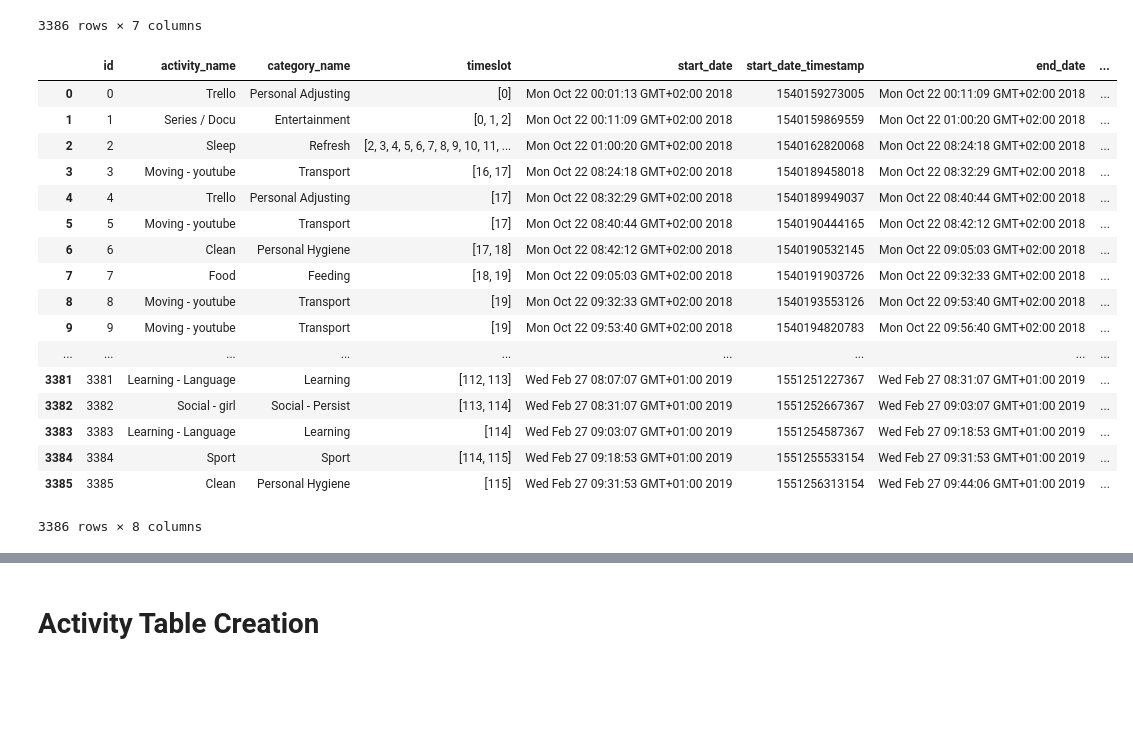
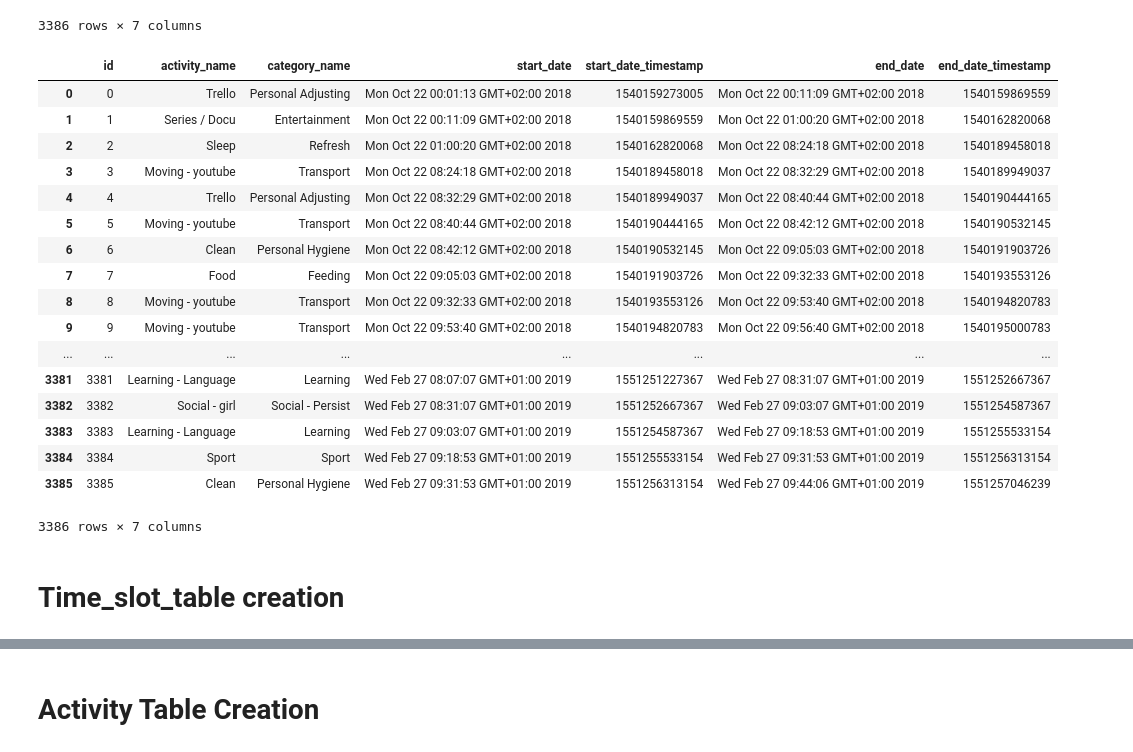
Before and after one commit to FollowJack/machine-learning-masterclass, a Jupyter notebook: project_10_activity_analysis/04_base_table_creation_time_slots.ipynb, the cells around one changed output, grey strips where cells are left out. Saved outputs shown, nothing was run; the diff lists cells and outputs as text; code cells hidden in the pictures; blank space fills up the shorter version.

```diff
--- a/project_10_activity_analysis/04_base_table_creation_time_slots.ipynb
+++ b/project_10_activity_analysis/04_base_table_creation_time_slots.ipynb
@@ -240,31 +251,33 @@ df
 # %%
 base_table = pd.DataFrame()
 base_table['id'] = [x for x in range(len(df))]
 base_table['activity_name'] = df['activity']
 base_table['category_name'] = df['category']
 # fix empty timeslots
-base_table['timeslot'] = [get_timeslot(x,y) for x,y in zip(df['start_date'],df['end_date'])]
+# base_table['timeslot'] = [get_timeslot(x,y) for x,y in zip(df['start_date'],df['end_date'])]
 base_table['start_date'] = df['start_date']
 base_table['start_date_timestamp'] = df['start_date[ms]']
 base_table['end_date'] = df['end_date']
 base_table['end_date_timestamp'] = df['end_date[ms]']
 base_table
 # %% [output]
-|  | id | activity_name | category_name | timeslot | start_date | start_date_timestamp | end_date | ... |
-| 0 | 0 | Trello | Personal Adjusting | [0] | Mon Oct 22 00:01:13 GMT+02:00 2018 | 1540159273005 | Mon Oct 22 00:11:09 GMT+02:00 2018 | ... |
-| 1 | 1 | Series / Docu | Entertainment | [0, 1, 2] | Mon Oct 22 00:11:09 GMT+02:00 2018 | 1540159869559 | Mon Oct 22 01:00:20 GMT+02:00 2018 | ... |
-| 2 | 2 | Sleep | Refresh | [2, 3, 4, 5, 6, 7, 8, 9, 10, 11, ... | Mon Oct 22 01:00:20 GMT+02:00 2018 | 1540162820068 | Mon Oct 22 08:24:18 GMT+02:00 2018 | ... |
-| 3 | 3 | Moving - youtube | Transport | [16, 17] | Mon Oct 22 08:24:18 GMT+02:00 2018 | 1540189458018 | Mon Oct 22 08:32:29 GMT+02:00 2018 | ... |
-| 4 | 4 | Trello | Personal Adjusting | [17] | Mon Oct 22 08:32:29 GMT+02:00 2018 | 1540189949037 | Mon Oct 22 08:40:44 GMT+02:00 2018 | ... |
-| 5 | 5 | Moving - youtube | Transport | [17] | Mon Oct 22 08:40:44 GMT+02:00 2018 | 1540190444165 | Mon Oct 22 08:42:12 GMT+02:00 2018 | ... |
-| 6 | 6 | Clean | Personal Hygiene | [17, 18] | Mon Oct 22 08:42:12 GMT+02:00 2018 | 1540190532145 | Mon Oct 22 09:05:03 GMT+02:00 2018 | ... |
-| 7 | 7 | Food | Feeding | [18, 19] | Mon Oct 22 09:05:03 GMT+02:00 2018 | 1540191903726 | Mon Oct 22 09:32:33 GMT+02:00 2018 | ... |
-| 8 | 8 | Moving - youtube | Transport | [19] | Mon Oct 22 09:32:33 GMT+02:00 2018 | 1540193553126 | Mon Oct 22 09:53:40 GMT+02:00 2018 | ... |
-| 9 | 9 | Moving - youtube | Transport | [19] | Mon Oct 22 09:53:40 GMT+02:00 2018 | 1540194820783 | Mon Oct 22 09:56:40 GMT+02:00 2018 | ... |
-| ... | ... | ... | ... | ... | ... | ... | ... | ... |
-| 3381 | 3381 | Learning - Language | Learning | [112, 113] | Wed Feb 27 08:07:07 GMT+01:00 2019 | 1551251227367 | Wed Feb 27 08:31:07 GMT+01:00 2019 | ... |
-| 3382 | 3382 | Social - girl | Social - Persist | [113, 114] | Wed Feb 27 08:31:07 GMT+01:00 2019 | 1551252667367 | Wed Feb 27 09:03:07 GMT+01:00 2019 | ... |
-| 3383 | 3383 | Learning - Language | Learning | [114] | Wed Feb 27 09:03:07 GMT+01:00 2019 | 1551254587367 | Wed Feb 27 09:18:53 GMT+01:00 2019 | ... |
-| 3384 | 3384 | Sport | Sport | [114, 115] | Wed Feb 27 09:18:53 GMT+01:00 2019 | 1551255533154 | Wed Feb 27 09:31:53 GMT+01:00 2019 | ... |
-| 3385 | 3385 | Clean | Personal Hygiene | [115] | Wed Feb 27 09:31:53 GMT+01:00 2019 | 1551256313154 | Wed Feb 27 09:44:06 GMT+01:00 2019 | ... |
+|  | id | activity_name | category_name | start_date | start_date_timestamp | end_date | end_date_timestamp |
+| 0 | 0 | Trello | Personal Adjusting | Mon Oct 22 00:01:13 GMT+02:00 2018 | 1540159273005 | Mon Oct 22 00:11:09 GMT+02:00 2018 | 1540159869559 |
+| 1 | 1 | Series / Docu | Entertainment | Mon Oct 22 00:11:09 GMT+02:00 2018 | 1540159869559 | Mon Oct 22 01:00:20 GMT+02:00 2018 | 1540162820068 |
+| 2 | 2 | Sleep | Refresh | Mon Oct 22 01:00:20 GMT+02:00 2018 | 1540162820068 | Mon Oct 22 08:24:18 GMT+02:00 2018 | 1540189458018 |
+| 3 | 3 | Moving - youtube | Transport | Mon Oct 22 08:24:18 GMT+02:00 2018 | 1540189458018 | Mon Oct 22 08:32:29 GMT+02:00 2018 | 1540189949037 |
+| 4 | 4 | Trello | Personal Adjusting | Mon Oct 22 08:32:29 GMT+02:00 2018 | 1540189949037 | Mon Oct 22 08:40:44 GMT+02:00 2018 | 1540190444165 |
+| 5 | 5 | Moving - youtube | Transport | Mon Oct 22 08:40:44 GMT+02:00 2018 | 1540190444165 | Mon Oct 22 08:42:12 GMT+02:00 2018 | 1540190532145 |
+| 6 | 6 | Clean | Personal Hygiene | Mon Oct 22 08:42:12 GMT+02:00 2018 | 1540190532145 | Mon Oct 22 09:05:03 GMT+02:00 2018 | 1540191903726 |
+| 7 | 7 | Food | Feeding | Mon Oct 22 09:05:03 GMT+02:00 2018 | 1540191903726 | Mon Oct 22 09:32:33 GMT+02:00 2018 | 1540193553126 |
+| 8 | 8 | Moving - youtube | Transport | Mon Oct 22 09:32:33 GMT+02:00 2018 | 1540193553126 | Mon Oct 22 09:53:40 GMT+02:00 2018 | 1540194820783 |
+| 9 | 9 | Moving - youtube | Transport | Mon Oct 22 09:53:40 GMT+02:00 2018 | 1540194820783 | Mon Oct 22 09:56:40 GMT+02:00 2018 | 1540195000783 |
+| ... | ... | ... | ... | ... | ... | ... | ... |
+| 3381 | 3381 | Learning - Language | Learning | Wed Feb 27 08:07:07 GMT+01:00 2019 | 1551251227367 | Wed Feb 27 08:31:07 GMT+01:00 2019 | 1551252667367 |
+| 3382 | 3382 | Social - girl | Social - Persist | Wed Feb 27 08:31:07 GMT+01:00 2019 | 1551252667367 | Wed Feb 27 09:03:07 GMT+01:00 2019 | 1551254587367 |
+| 3383 | 3383 | Learning - Language | Learning | Wed Feb 27 09:03:07 GMT+01:00 2019 | 1551254587367 | Wed Feb 27 09:18:53 GMT+01:00 2019 | 1551255533154 |
+| 3384 | 3384 | Sport | Sport | Wed Feb 27 09:18:53 GMT+01:00 2019 | 1551255533154 | Wed Feb 27 09:31:53 GMT+01:00 2019 | 1551256313154 |
+| 3385 | 3385 | Clean | Personal Hygiene | Wed Feb 27 09:31:53 GMT+01:00 2019 | 1551256313154 | Wed Feb 27 09:44:06 GMT+01:00 2019 | 1551257046239 |
-3386 rows × 8 columns
+3386 rows × 7 columns
+# %% [markdown]
+# Time_slot_table creation
```
Also changed, not shown: parts of 14 cells of this notebook, 8 other files.
